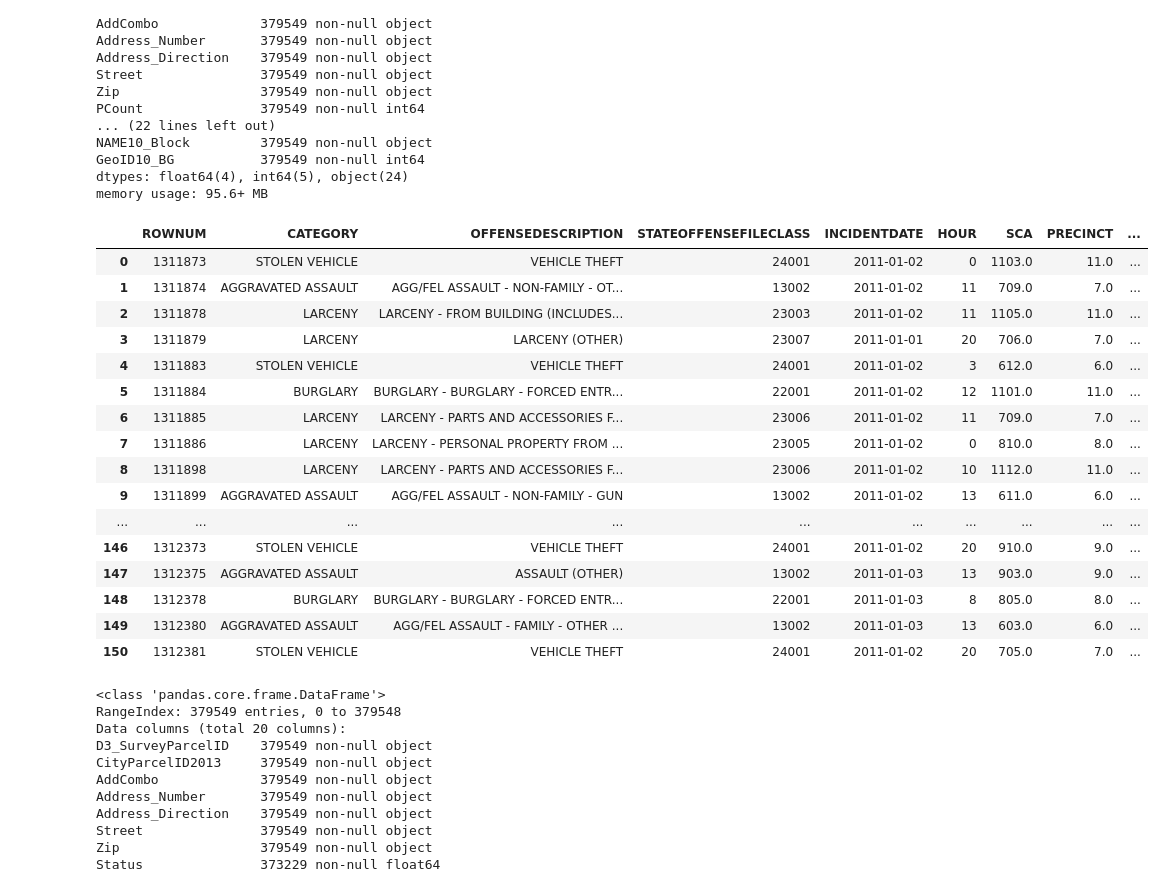
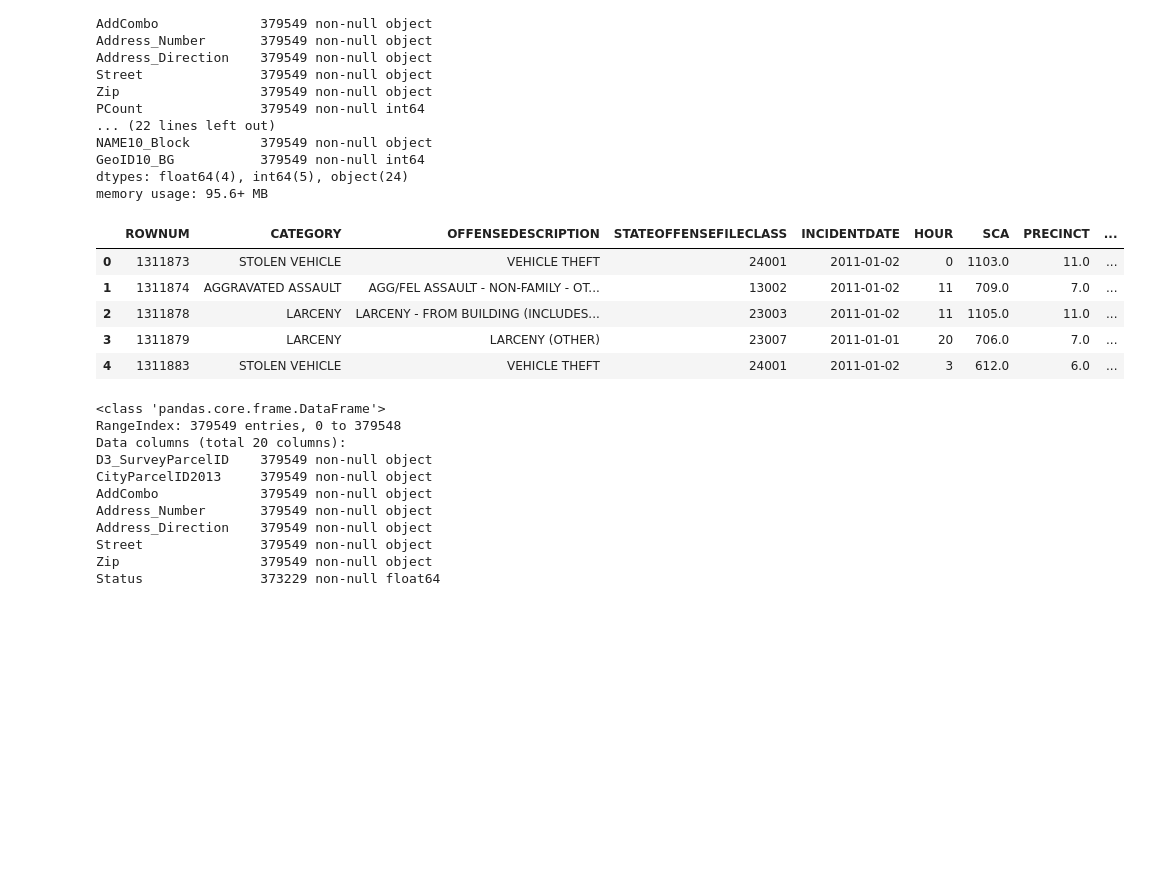
Before and after one commit to Kelvin-Arellano/nyc_mhtn_ds_Project_3, a Jupyter notebook: eda_joining_data_frames.ipynb, the cells around one changed output. Cells and saved outputs as stored; diff of their text form; code cells hidden in the pictures; blank space fills up the shorter version.

```diff
--- a/eda_joining_data_frames.ipynb
+++ b/eda_joining_data_frames.ipynb
@@ -136,25 +136,14 @@ crimes['coordinates'] = crimes.apply(coord_bligth, axis=1)
 # %%
 crimes.INCIDENTDATE = pd.to_datetime(crimes['INCIDENTDATE']).dt.date
 # %%
-crimes.head(150)
+crimes.head()
 # %% [output]
 |  | ROWNUM | CATEGORY | OFFENSEDESCRIPTION | STATEOFFENSEFILECLASS | INCIDENTDATE | HOUR | SCA | PRECINCT | ... |
 | 0 | 1311873 | STOLEN VEHICLE | VEHICLE THEFT | 24001 | 2011-01-02 | 0 | 1103.0 | 11.0 | ... |
 | 1 | 1311874 | AGGRAVATED ASSAULT | AGG/FEL ASSAULT - NON-FAMILY - OT... | 13002 | 2011-01-02 | 11 | 709.0 | 7.0 | ... |
 | 2 | 1311878 | LARCENY | LARCENY - FROM BUILDING (INCLUDES... | 23003 | 2011-01-02 | 11 | 1105.0 | 11.0 | ... |
 | 3 | 1311879 | LARCENY | LARCENY (OTHER) | 23007 | 2011-01-01 | 20 | 706.0 | 7.0 | ... |
 | 4 | 1311883 | STOLEN VEHICLE | VEHICLE THEFT | 24001 | 2011-01-02 | 3 | 612.0 | 6.0 | ... |
-| 5 | 1311884 | BURGLARY | BURGLARY - BURGLARY - FORCED ENTR... | 22001 | 2011-01-02 | 12 | 1101.0 | 11.0 | ... |
-| 6 | 1311885 | LARCENY | LARCENY - PARTS AND ACCESSORIES F... | 23006 | 2011-01-02 | 11 | 709.0 | 7.0 | ... |
-| 7 | 1311886 | LARCENY | LARCENY - PERSONAL PROPERTY FROM ... | 23005 | 2011-01-02 | 0 | 810.0 | 8.0 | ... |
-| 8 | 1311898 | LARCENY | LARCENY - PARTS AND ACCESSORIES F... | 23006 | 2011-01-02 | 10 | 1112.0 | 11.0 | ... |
-| 9 | 1311899 | AGGRAVATED ASSAULT | AGG/FEL ASSAULT - NON-FAMILY - GUN | 13002 | 2011-01-02 | 13 | 611.0 | 6.0 | ... |
-| ... | ... | ... | ... | ... | ... | ... | ... | ... | ... |
-| 146 | 1312373 | STOLEN VEHICLE | VEHICLE THEFT | 24001 | 2011-01-02 | 20 | 910.0 | 9.0 | ... |
-| 147 | 1312375 | AGGRAVATED ASSAULT | ASSAULT (OTHER) | 13002 | 2011-01-03 | 13 | 903.0 | 9.0 | ... |
-| 148 | 1312378 | BURGLARY | BURGLARY - BURGLARY - FORCED ENTR... | 22001 | 2011-01-03 | 8 | 805.0 | 8.0 | ... |
-| 149 | 1312380 | AGGRAVATED ASSAULT | AGG/FEL ASSAULT - FAMILY - OTHER ... | 13002 | 2011-01-03 | 13 | 603.0 | 6.0 | ... |
-| 150 | 1312381 | STOLEN VEHICLE | VEHICLE THEFT | 24001 | 2011-01-02 | 20 | 705.0 | 7.0 | ... |
 # %%
 MCM.info()
 # %% [output]
```
Also changed, not shown: parts of 14 cells of this notebook.
